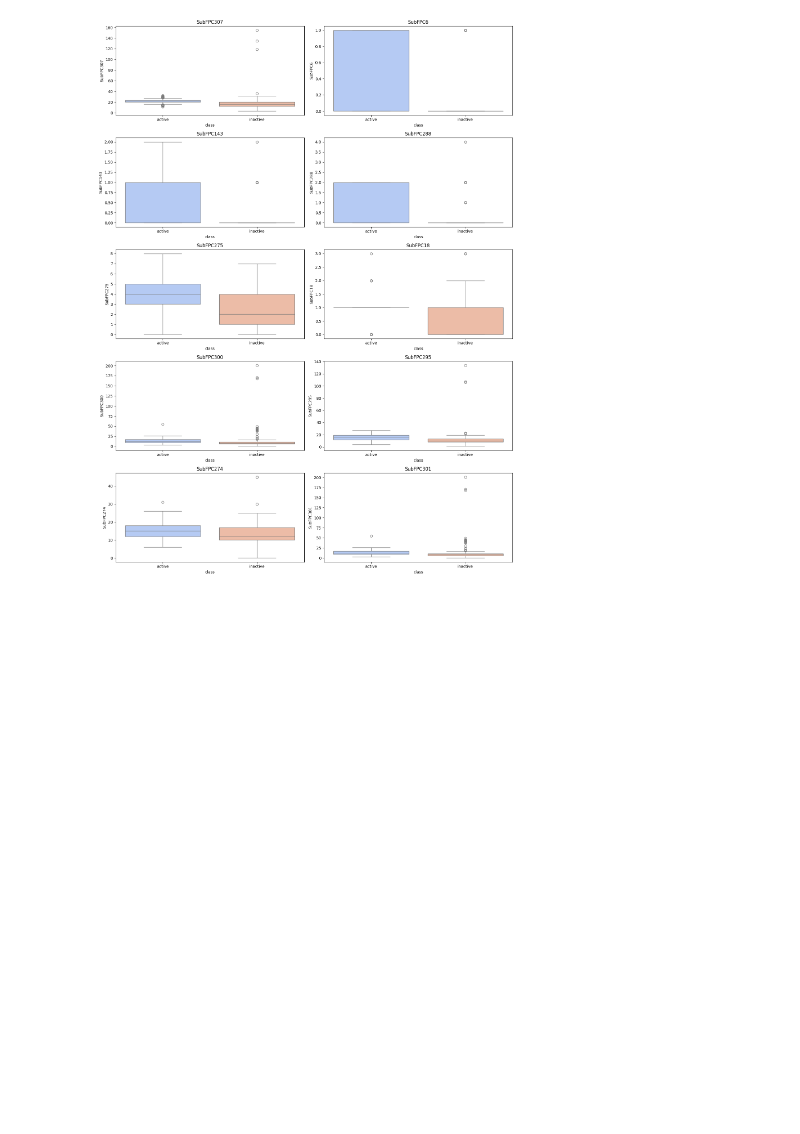
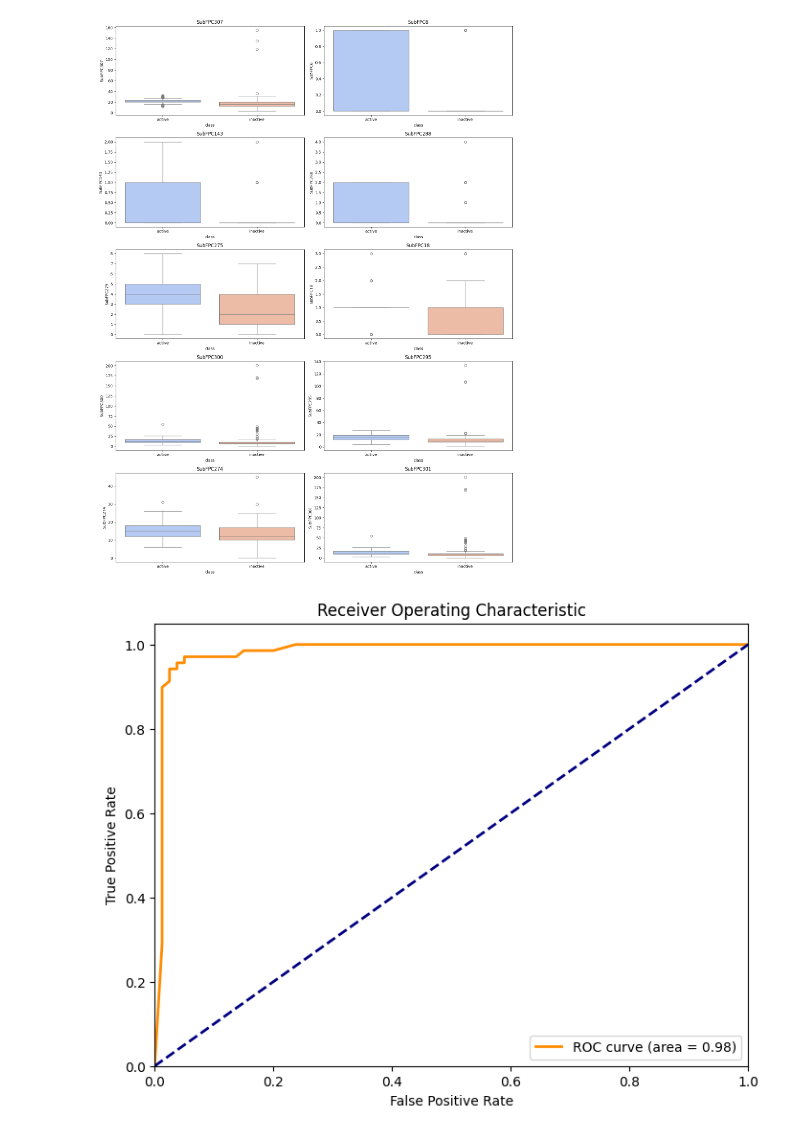
Before and after one commit to ashoks773/TargetBioactivityAnalysis, a Jupyter notebook: Step3_Descriptors_Bioactivity_Association.ipynb, the cells around one changed output. Drawn from its saved outputs; the diff is of its cells as text; code cells hidden in the pictures; blank space fills up the shorter version.

```diff
--- a/Step3_Descriptors_Bioactivity_Association.ipynb
+++ b/Step3_Descriptors_Bioactivity_Association.ipynb
@@ -267,3 +278,43 @@ plt.savefig(output_path, dpi=300)  # Save with high resolution (300 dpi)
 plt.show()
 # %% [output]
 [figure]
+# %%
+from sklearn.model_selection import train_test_split
+from sklearn.metrics import roc_curve, auc
+from sklearn.ensemble import RandomForestClassifier
+import matplotlib.pyplot as plt
+
+df_combined['class_numeric'] = df_combined['class'].map({'active': 1, 'inactive': 0})
+# Use class_numeric in your model
+y_true = df_combined['class_numeric']
+
+# Split the data
+X_train, X_test, y_train, y_test = train_test_split(X_std, y_true, test_size=0.2, random_state=42) # X_std already transformed in PCA analysis
+
+# Train the model
+model = RandomForestClassifier(random_state=42)
+model.fit(X_train, y_train)
+
+# Predict probabilities
+y_prob = model.predict_proba(X_test)[:, 1]
+
+# Compute ROC curve
+fpr, tpr, thresholds = roc_curve(y_test, y_prob)
+roc_auc = auc(fpr, tpr)
+
+# Plot ROC curve
+plt.figure(figsize=(8, 6))
+plt.plot(fpr, tpr, color='darkorange', lw=2, label=f'ROC curve (area = {roc_auc:.2f})')
+plt.plot([0, 1], [0, 1], color='navy', lw=2, linestyle='--')
+plt.xlim([0.0, 1.0])
+plt.ylim([0.0, 1.05])
+plt.xlabel('False Positive Rate')
+plt.ylabel('True Positive Rate')
+plt.title('Receiver Operating Characteristic')
+plt.legend(loc='lower right')
+# Save the figure to the specified location
+output_path = os.path.join(output_dir, 'ROC_curve_TNF-alpha.png')
+plt.savefig(output_path, dpi=300)  # Save with high resolution (300 dpi)
+plt.show()
+# %% [output]
+[figure, added]
```
Also changed, not shown: parts of 5 cells of this notebook, 2 other files.
